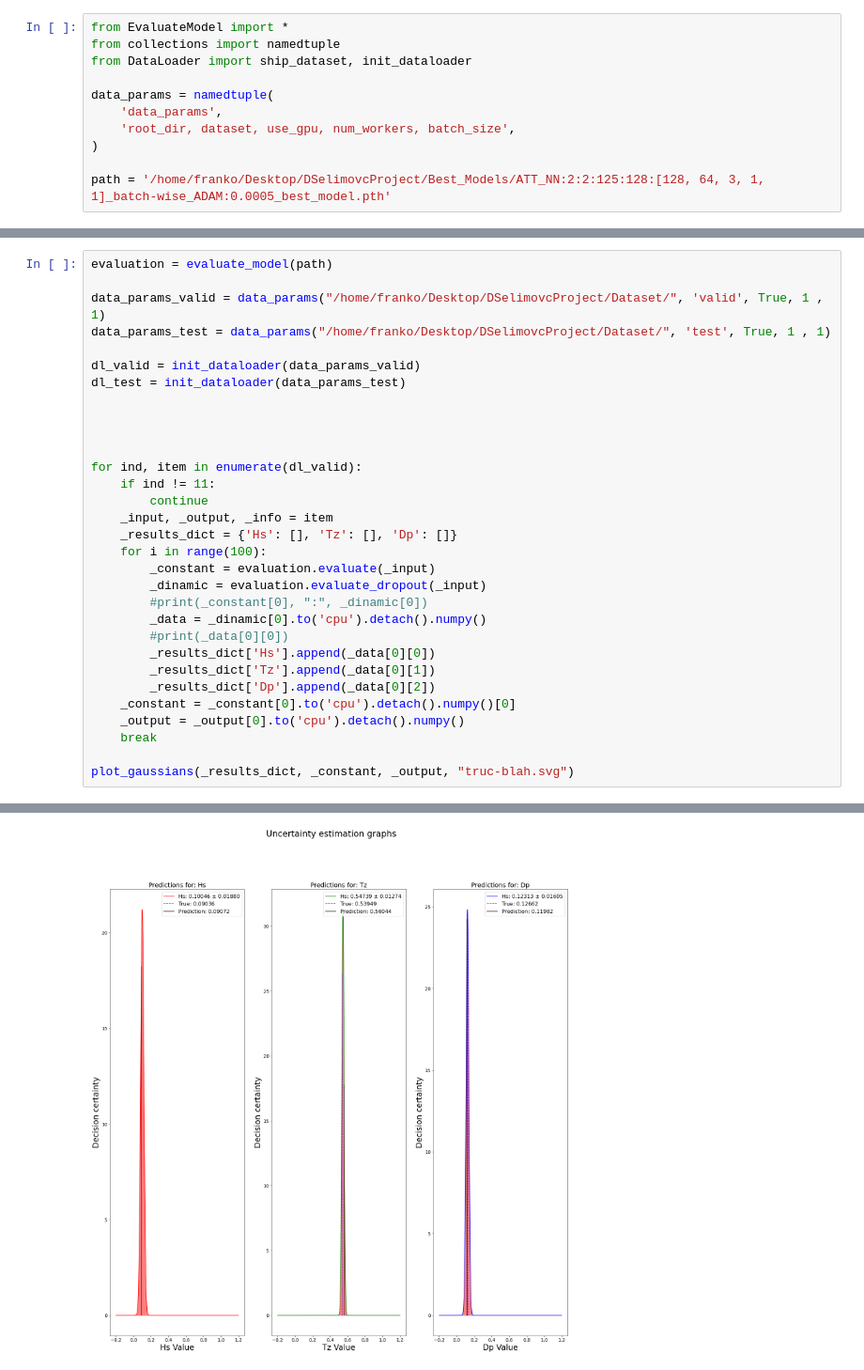
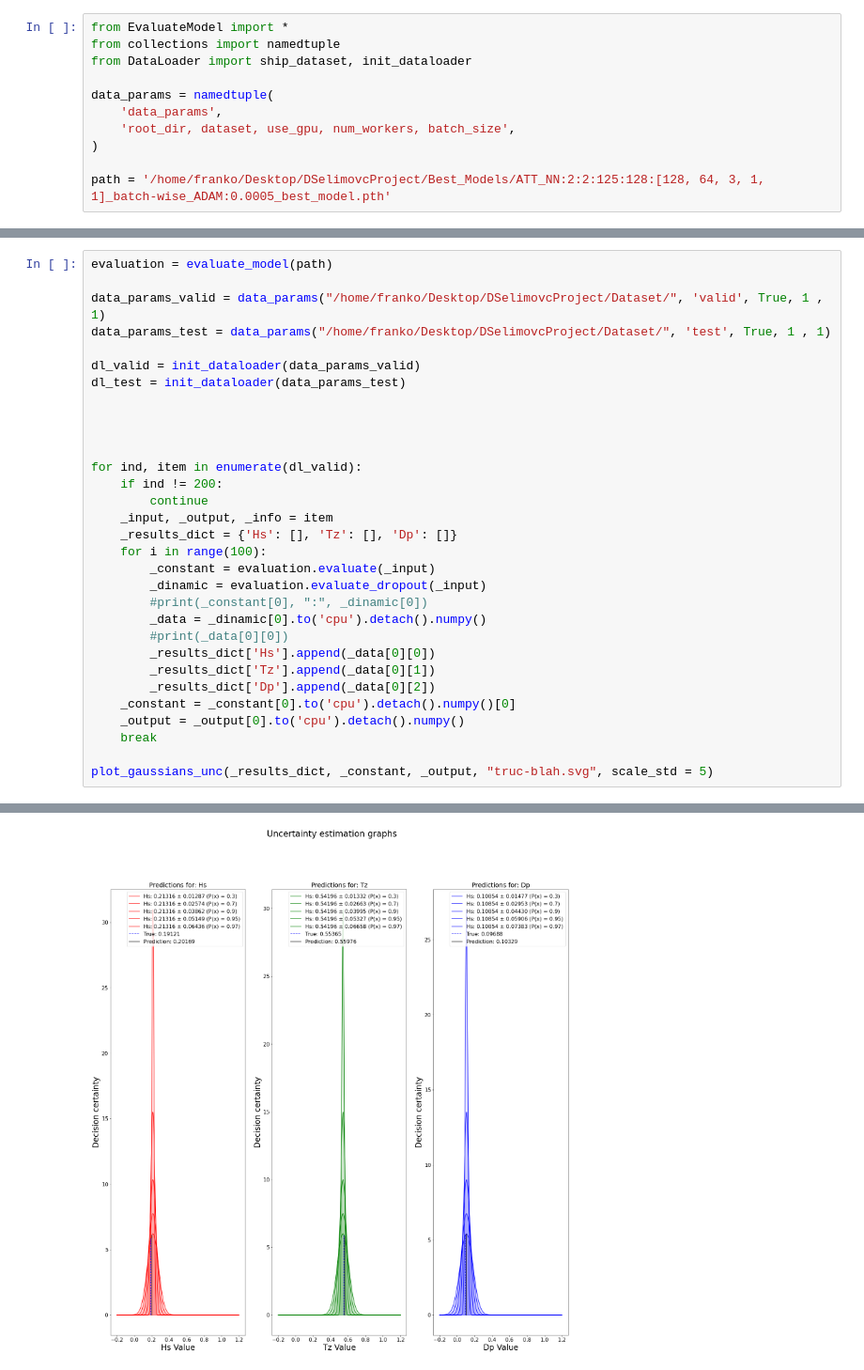
Before and after one commit to fhrzic/DSelimovicProject, a Jupyter notebook: Scripts/UncertaintyEstimation.ipynb, the cells around one changed output, grey strips where cells are left out. Shown: that part at 94% size. Saved outputs shown, nothing was run; the diff lists cells and outputs as text.

Commit message:
Done result

```diff
--- a/Scripts/UncertaintyEstimation.ipynb
+++ b/Scripts/UncertaintyEstimation.ipynb
@@ -83,7 +136,7 @@ dl_test = init_dataloader(data_params_test)
 
 
 for ind, item in enumerate(dl_valid):
-    if ind != 11:
+    if ind != 200:
         continue
     _input, _output, _info = item
     _results_dict = {'Hs': [], 'Tz': [], 'Dp': []}
@@ -100,7 +153,7 @@ for ind, item in enumerate(dl_valid):
     _output = _output[0].to('cpu').detach().numpy()
     break
 
-plot_gaussians(_results_dict, _constant, _output, "truc-blah.svg")
+plot_gaussians_unc(_results_dict, _constant, _output, "truc-blah.svg", scale_std = 5)
 # %% [output]
 **************************************
 USING MODEL: ATT_NN
@@ -112 +162 @@ Loading model!
-[figure, old version]
+[figure, new version]
```
Also changed, not shown: parts of 6 cells of this notebook, 1 other file.
